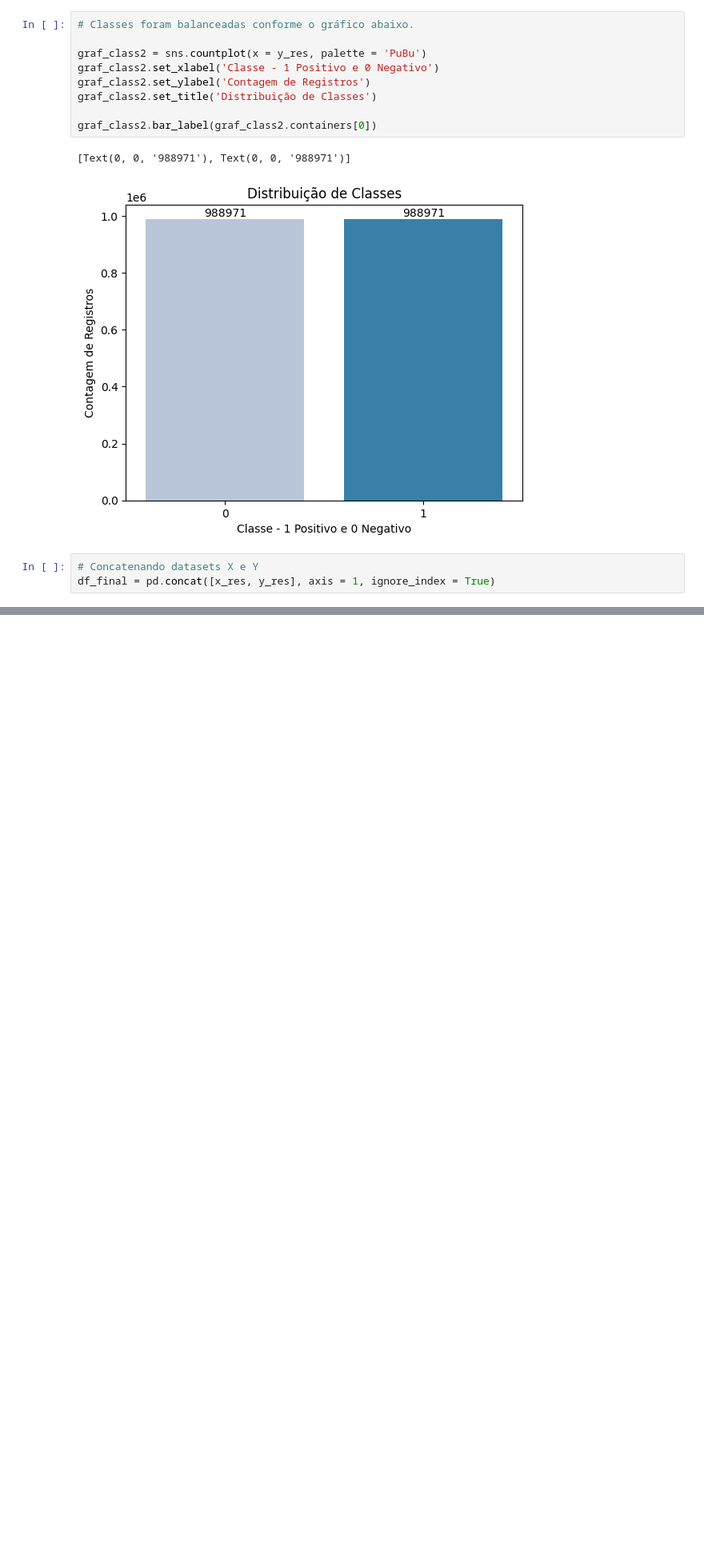
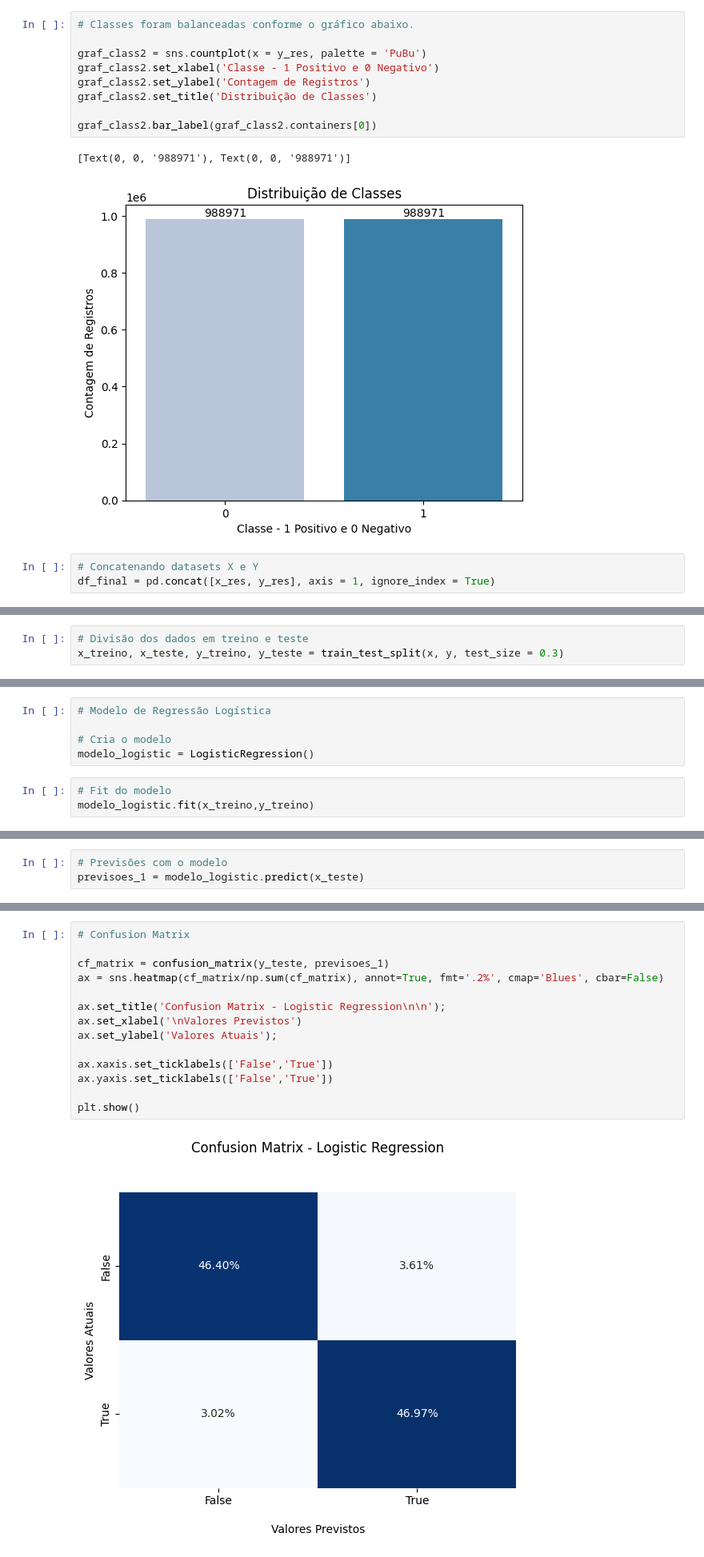
Before and after one commit to marcosmorais94/fraud_bankaccount, a Jupyter notebook: bank_fraud.ipynb, the cells around one changed output, grey strips where cells are left out. Shown at 80% size. Drawn from its saved outputs; the diff is of its cells as text; blank space fills up the shorter version.

```diff
--- a/bank_fraud.ipynb
+++ b/bank_fraud.ipynb
@@ -414,0 +419,3 @@ df_final = pd.concat([x_res, y_res], axis = 1, ignore_index = True)
+# %%
+# Divisão dos dados em treino e teste
+x_treino, x_teste, y_treino, y_teste = train_test_split(x, y, test_size = 0.3)
@@ -414,0 +428,8 @@ df_final = pd.concat([x_res, y_res], axis = 1, ignore_index = True)
+# %%
+# Modelo de Regressão Logística
+
+# Cria o modelo
+modelo_logistic = LogisticRegression()
+# %%
+# Fit do modelo
+modelo_logistic.fit(x_treino,y_treino)
@@ -414,0 +438,3 @@ df_final = pd.concat([x_res, y_res], axis = 1, ignore_index = True)
+# %%
+# Previsões com o modelo
+previsoes_1 = modelo_logistic.predict(x_teste)
@@ -414,0 +472,16 @@ df_final = pd.concat([x_res, y_res], axis = 1, ignore_index = True)
+# %%
+# Confusion Matrix
+
+cf_matrix = confusion_matrix(y_teste, previsoes_1)
+ax = sns.heatmap(cf_matrix/np.sum(cf_matrix), annot=True, fmt='.2%', cmap='Blues', cbar=False)
+
+ax.set_title('Confusion Matrix - Logistic Regression\n\n');
+ax.set_xlabel('\nValores Previstos')
+ax.set_ylabel('Valores Atuais');
+
+ax.xaxis.set_ticklabels(['False','True'])
+ax.yaxis.set_ticklabels(['False','True'])
+
+plt.show()
+# %% [output]
+[figure, added]
```
Also changed, not shown: parts of 29 cells of this notebook.
